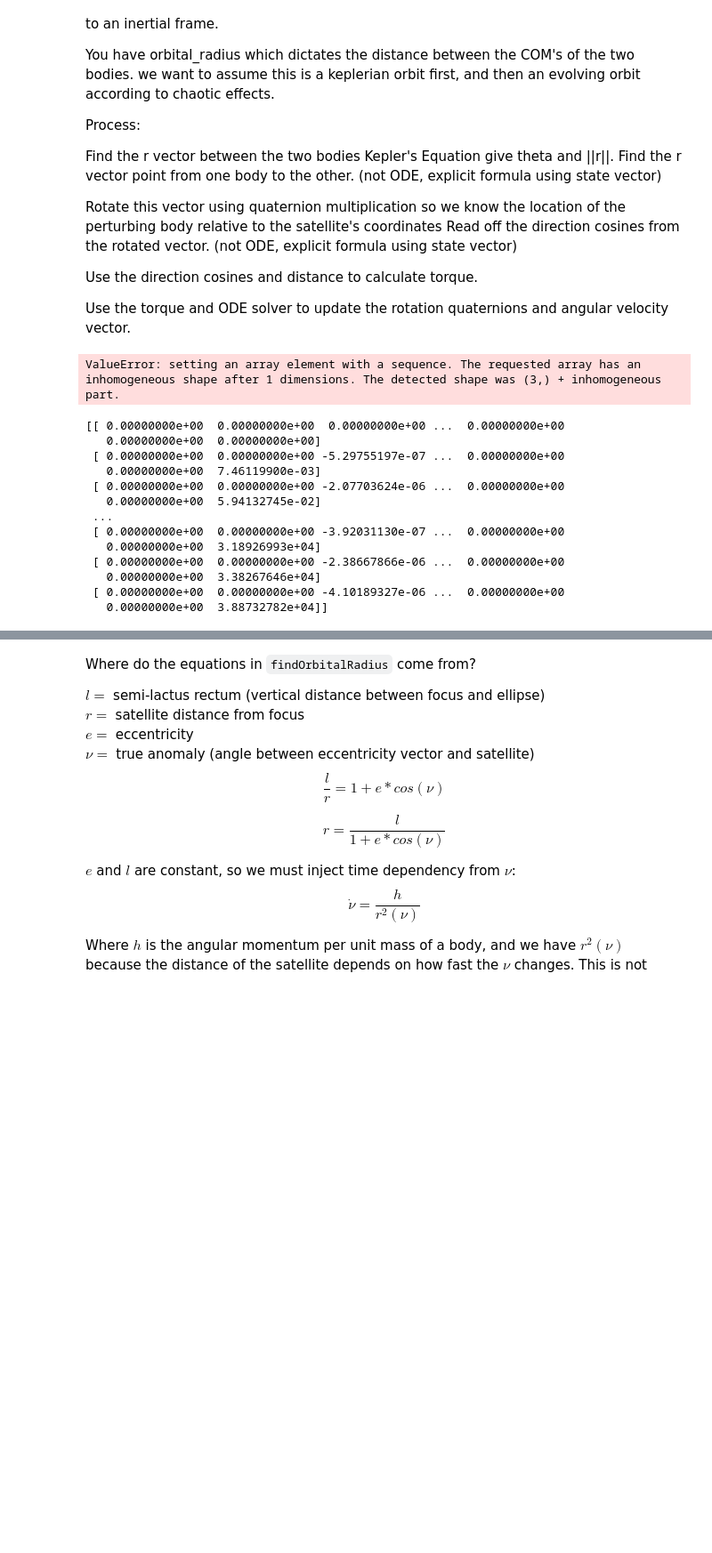
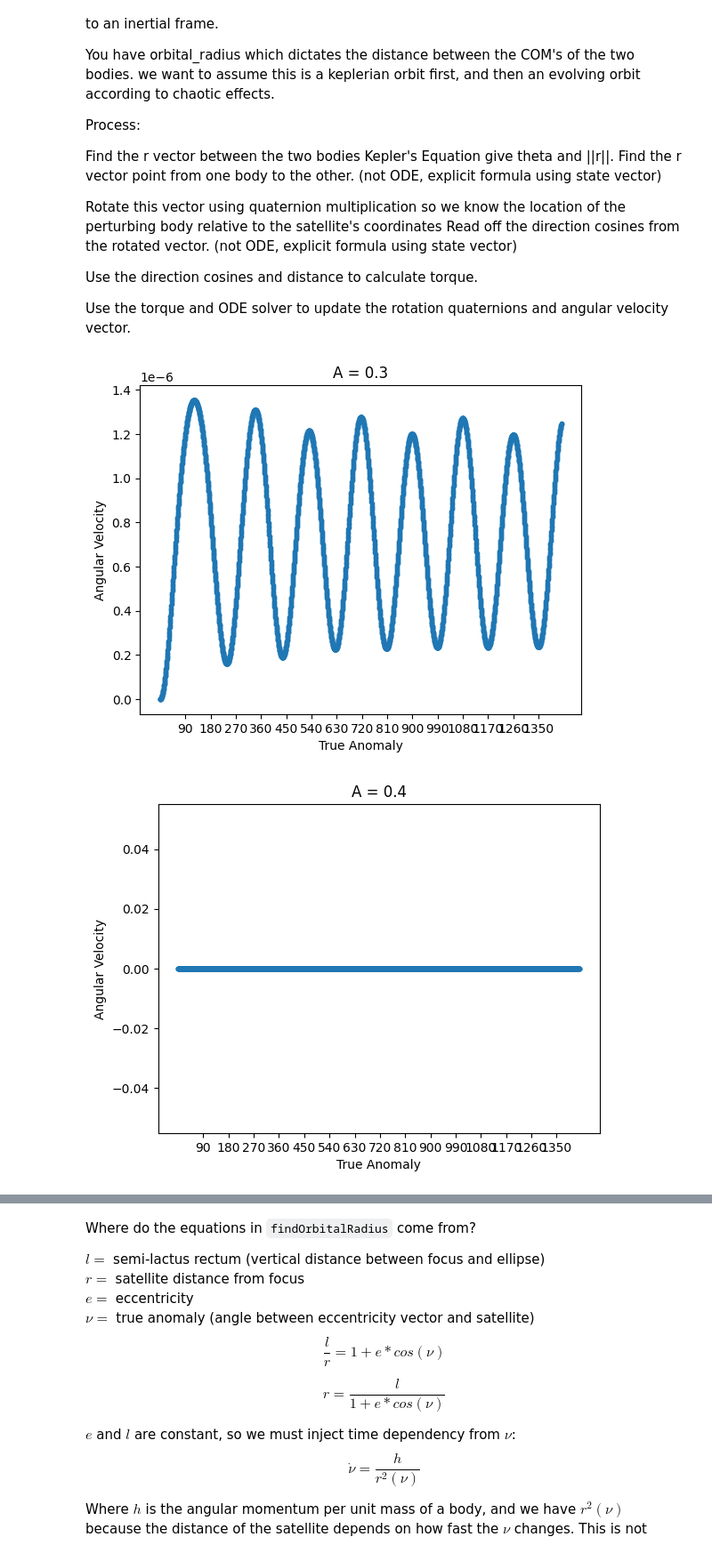
Before and after one commit to Aisihe/OrbitalDynamics, a Jupyter notebook: Step1-ChaoticRotations.ipynb, the cells around one changed output, grey strips where cells are left out. Shown: that part at 89% size. Cells and saved outputs as stored; diff of their text form; code cells hidden in the pictures; blank space fills up the shorter version.

```diff
--- a/Step1-ChaoticRotations.ipynb
+++ b/Step1-ChaoticRotations.ipynb
@@ -56,10 +58,7 @@ def findOrbialRadius(t, n, a, e):
 
     E = findEccentericAnomaly(mean_anomaly, e) #Solve for the Eccenteric Anomaly
     r = a * (1 - e * np.cos(E)) #calculate the distance
-    r_hat = [
-        (np.cos(E) - e) / (1 - e * np.cos(E)),
-        (np.sqrt(1 - e**2) * np.sin(E)) / (1 - e * np.cos(E)),
-        0  ] #calculate the angle vector
+    r_hat = [(np.cos(E) - e) / (1 - e * np.cos(E)),  (np.sqrt(1 - e**2) * np.sin(E)) / (1 - e * np.cos(E)), 0] #calculate the angle vector
     return r, np.array(r_hat)
 
 def findDirectionCosines(r_hat, state):
@@ -90,15 +89,16 @@ def ODE(state, t, G, M, a, e, A, B, C):
     q_dot_3 = 0.5 * (state[5] * state[0] + state[4] * state[1] - state[3]*state[2])
     return [omega_dot_1, omega_dot_2, omega_dot_3, q_dot_0, q_dot_1, q_dot_2, q_dot_3]
 # %%
-T = 10 * 2360000
-sampleNumber = 280
+numOrbits = 4
+T = numOrbits * 2360000
+sampleNumber = 2800
 
 G = 6.67 * 10**-11
 M = 5.972 * 10**24
 a = 384400000
 e = 0.0549
-A = .5
-B = .3
+A = .4
+B = .4
 C = .4
 
 #for the inital velocity (first three) I have it set to not rotate initially.
@@ -112,22 +112,25 @@ state_naught = [0, 0, 0, 1, 0, 0, 0]
 #project-- consult with Dr. Johnston to figure out appropriate units
 timePoints = np.linspace(0, T, sampleNumber)
 
-sol = integrate.solve_ivp(fun=ODE, y0=state_naught, t_span=(0, T), args=(G, M, a, e, A, B, C))
+sol = integrate.odeint(func=ODE, y0=state_naught, t=np.linspace(0, T, sampleNumber), args=(G, M, a, e, A, B, C))
-# %% [output]
-ValueError: setting an array element with a sequence. The requested array has an inhomogeneous shape after 1 dimensions. The detected shape was (3,) + inhomogeneous part.
-# %%
-print(sol)
-# %% [output]
-[[ 0.00000000e+00  0.00000000e+00  0.00000000e+00 ...  0.00000000e+00
-   0.00000000e+00  0.00000000e+00]
- [ 0.00000000e+00  0.00000000e+00 -5.29755197e-07 ...  0.00000000e+00
-   0.00000000e+00  7.46119900e-03]
- [ 0.00000000e+00  0.00000000e+00 -2.07703624e-06 ...  0.00000000e+00
-   0.00000000e+00  5.94132745e-02]
- ...
- [ 0.00000000e+00  0.00000000e+00 -3.92031130e-07 ...  0.00000000e+00
-   0.00000000e+00  3.18926993e+04]
- [ 0.00000000e+00  0.00000000e+00 -2.38667866e-06 ...  0.00000000e+00
-   0.00000000e+00  3.38267646e+04]
- [ 0.00000000e+00  0.00000000e+00 -4.10189327e-06 ...  0.00000000e+00
-   0.00000000e+00  3.88732782e+04]]
+# %%
+A = [0.3, 0.4, 0.5]
+for i in range(3):
+    sol = integrate.odeint(func=ODE, y0=state_naught, t=np.linspace(0, T, sampleNumber), args=(G, M, a, e, A[i], B, C))
+    Mean_Anomaly = np.sqrt(G * M / a**3) * np.linspace(0, T, sampleNumber)
+    E = findEccentericAnomaly(Mean_Anomaly, e)
+    nu_array = np.unwrap(2 * np.arctan2(np.sqrt(1 + e) * np.sin(E/2), np.sqrt(1 - e) * np.cos(E/2)))
+    nu_array = nu_array * 180 / np.pi #degree conversion
+
+    angularvelocities = np.sqrt(np.sum(np.pow(sol[:, 0:3], 2), axis=1))
+
+    plt.figure()
+    plt.title(f"A = {A[i]}")
+    plt.xlabel("True Anomaly")
+    plt.ylabel("Angular Velocity")
+    plt.xticks(np.arange(90, 360 * numOrbits, 90))
+    plt.scatter(nu_array, angularvelocities, s=10)
+    plt.show()
+# %% [output]
+[figure, added]
+[figure, added]
```
Also changed, not shown: parts of 7 cells of this notebook, 2 other files.
